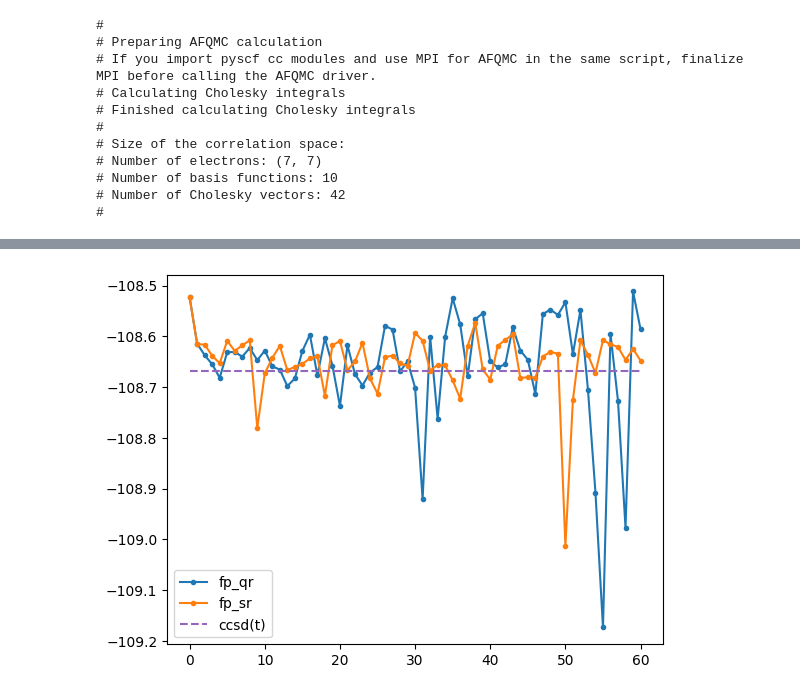
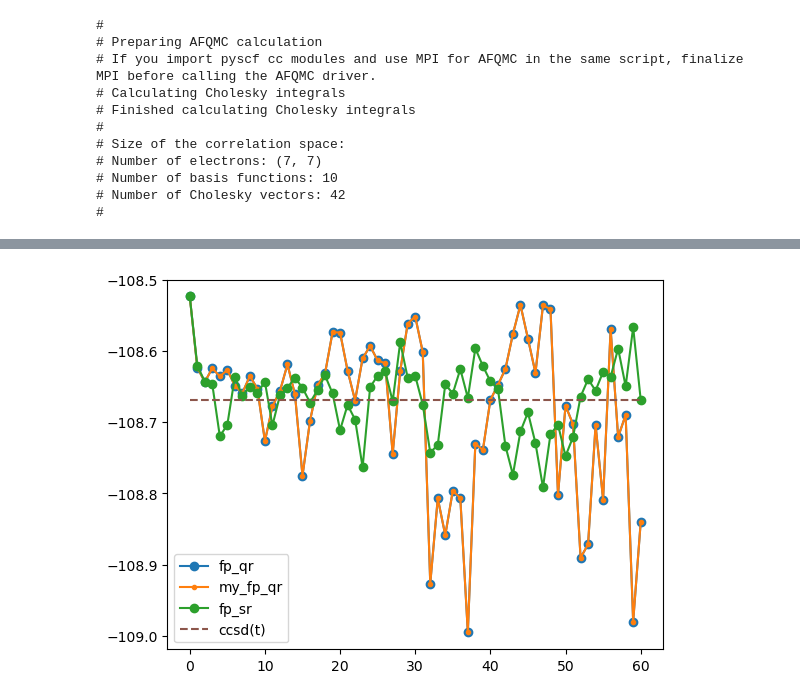
Before and after one commit to zh-yichi/cs_afqmc, a Jupyter notebook: ad_afqmc/prop_unrestricted/example_test/test_fp_sr.ipynb, the cells around one changed output, grey strips where cells are left out. Saved outputs shown, nothing was run; the diff lists cells and outputs as text; code cells hidden in the pictures.

```diff
--- a/ad_afqmc/prop_unrestricted/example_test/test_fp_sr.ipynb
+++ b/ad_afqmc/prop_unrestricted/example_test/test_fp_sr.ipynb
@@ -409,8 +471,8 @@ def init_prop(prop, trial, wave_data, ham_data, seed, init_walkers=None):
     #     raise ValueError(
     #         "Initial overlaps are zero. Pass walkers with non-zero overlap."
     #     )
-    prop_data["weights"] = jnp.ones(prop.n_walkers,dtype=jnp.complex128)
-    # prop_data["weights"] = jnp.ones(prop.n_walkers)
+    # prop_data["weights"] = jnp.ones(prop.n_walkers,dtype=jnp.complex128)
+    prop_data["weights"] = jnp.ones(prop.n_walkers)
     prop_data["key"] = random.PRNGKey(seed)
 
     prop_data["overlaps"] = trial.calc_overlap(prop_data["walkers"], wave_data)
@@ -424,16 +486,14 @@ print(prop_data["e_estimate"])
 # %%
 prop_data = init_prop(prop, trial, wave_data, ham_data, seed)
-# print(prop_data["weights"])
-# print(prop_data["e_estimate"])
 nstep = 60
-fp_qr2_e = np.zeros(nstep+1,dtype=np.complex128)
-fp_qr2_w = np.zeros(nstep+1,dtype=np.complex128)
-fp_qr2_e[0] = prop_data["e_estimate"]
-fp_qr2_w[0] = sum(prop_data["weights"])
+fp_qr_e = np.zeros(nstep+1,dtype=np.complex128)
+fp_qr_w = np.zeros(nstep+1,dtype=np.complex128)
+fp_qr_e[0] = prop_data["e_estimate"]
+fp_qr_w[0] = sum(prop_data["weights"])
 for n in range(nstep):
     prop_data, (blk_e, blk_w) = \
-        fp_block_qr2(prop_data, ham_data, prop, trial, wave_data, sampler)
-    fp_qr2_e[n+1] = blk_e
-    fp_qr2_w[n+1] = blk_w
+        fp_block_qr(prop_data, ham_data, prop, trial, wave_data, sampler)
+    fp_qr_e[n+1] = blk_e
+    fp_qr_w[n+1] = blk_w
     print(n+1, blk_e, blk_w)
 # %% [output]
@@ -467,15 +543,15 @@ plt.show()
 # %%
 prop_data = init_prop(prop, trial, wave_data, ham_data, seed)
 nstep = 60
-fp_sr_e = np.zeros(nstep+1,dtype=np.complex128)
-fp_sr_w = np.zeros(nstep+1,dtype=np.complex128)
-fp_sr_e[0] = prop_data["e_estimate"]
-fp_sr_w[0] = sum(prop_data["weights"])
+myfp_qr_e = np.zeros(nstep+1,dtype=np.complex128)
+myfp_qr_w = np.zeros(nstep+1,dtype=np.complex128)
+myfp_qr_e[0] = prop_data["e_estimate"]
+myfp_qr_w[0] = sum(prop_data["weights"])
 for n in range(nstep):
     prop_data, (blk_e, blk_w) = \
-        fp_block_sr(prop_data, ham_data, prop, trial, wave_data, sampler)
-    fp_sr_e[n+1] = blk_e
-    fp_sr_w[n+1] = blk_w
+        my_fp_block_qr(prop_data, ham_data, prop, trial, wave_data, sampler)
+    myfp_qr_e[n+1] = blk_e
+    myfp_qr_w[n+1] = blk_w
 
     print(n+1, blk_e, blk_w)
 # %% [output]
@@ -539,9 +631,9 @@ for n in range(nstep):
 # %%
-# plt.plot(fp_e.real,'.-',label='fp',color='C0')
-plt.plot(fp_qr2_e.real,'.-',label='fp_qr',color='C0')
-plt.plot(fp_sr_e.real,'.-',label='fp_sr',color='C1')
-plt.plot([mycc.e_tot + et]*len(fp_sr_e), '--',label='ccsd(t)',color='C4')
+plt.plot(fp_qr_e.real,'o-',label='fp_qr',color='C0')
+plt.plot(myfp_qr_e.real,'.-',label='my_fp_qr',color='C1')
+plt.plot(fp_sr_e.real,'o-',label='fp_sr',color='C2')
+plt.plot([mycc.e_tot + et]*len(fp_qr_e), '--',label='ccsd(t)',color='C5')
 plt.legend()
 plt.show()
 # %% [output]
-[figure, old version]
+[figure, new version]
```
Also changed, not shown: parts of 16 cells of this notebook, 8 other files.
